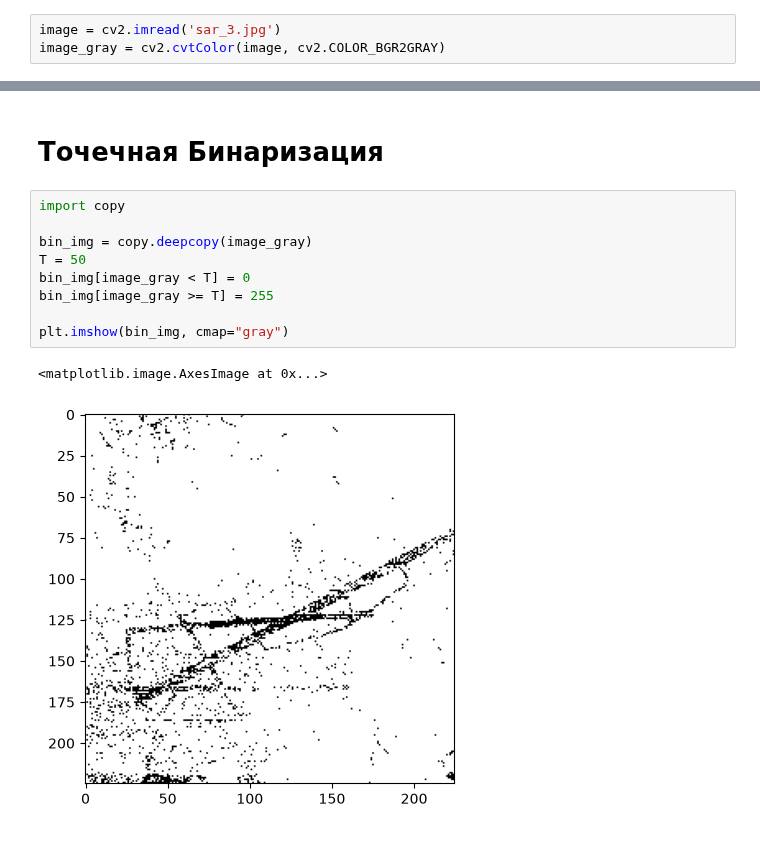
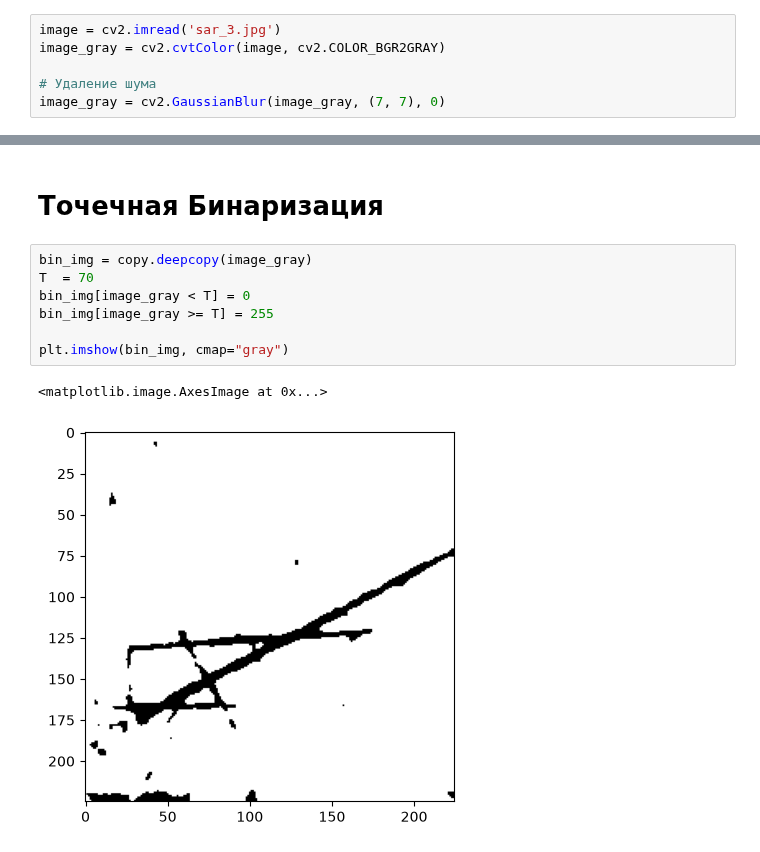
Before and after one commit to Alexandr-Berezin-art/-, a Jupyter notebook: Practice_3/Practice_3.ipynb, the cells around one changed output, grey strips where cells are left out. Saved outputs shown, nothing was run; the diff lists cells and outputs as text.

```diff
--- a/Practice_3/Practice_3.ipynb
+++ b/Practice_3/Practice_3.ipynb
@@ -6,6 +7,9 @@ import math
 # %%
 image = cv2.imread('sar_3.jpg')
 image_gray = cv2.cvtColor(image, cv2.COLOR_BGR2GRAY)
+
+# Удаление шума
+image_gray = cv2.GaussianBlur(image_gray, (7, 7), 0)
 # %%
 plt.imshow(image_gray, cmap="gray")
 # %% [output]
@@ -58,14 +69,12 @@ plt.imshow(th3, cmap="gray")
 # %% [markdown]
 # Точечная Бинаризация
 # %%
-import copy
-
 bin_img = copy.deepcopy(image_gray)
-T = 50
+T  = 70
 bin_img[image_gray < T] = 0
 bin_img[image_gray >= T] = 255
 
 plt.imshow(bin_img, cmap="gray")
 # %% [output]
 <matplotlib.image.AxesImage at 0x...>
-[figure, old version]
+[figure, new version]
```
Also changed, not shown: parts of 6 cells of this notebook, 1 other file.
